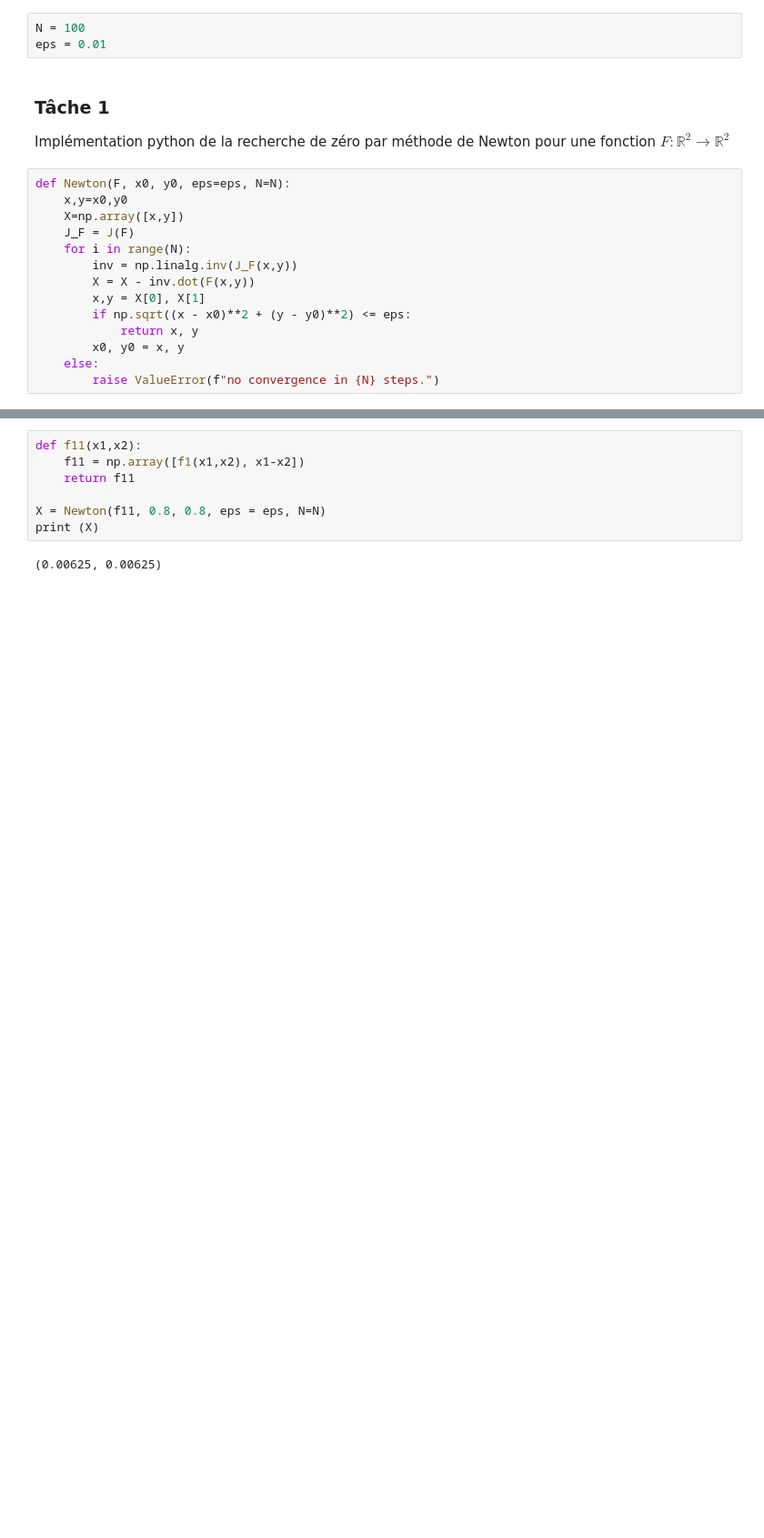
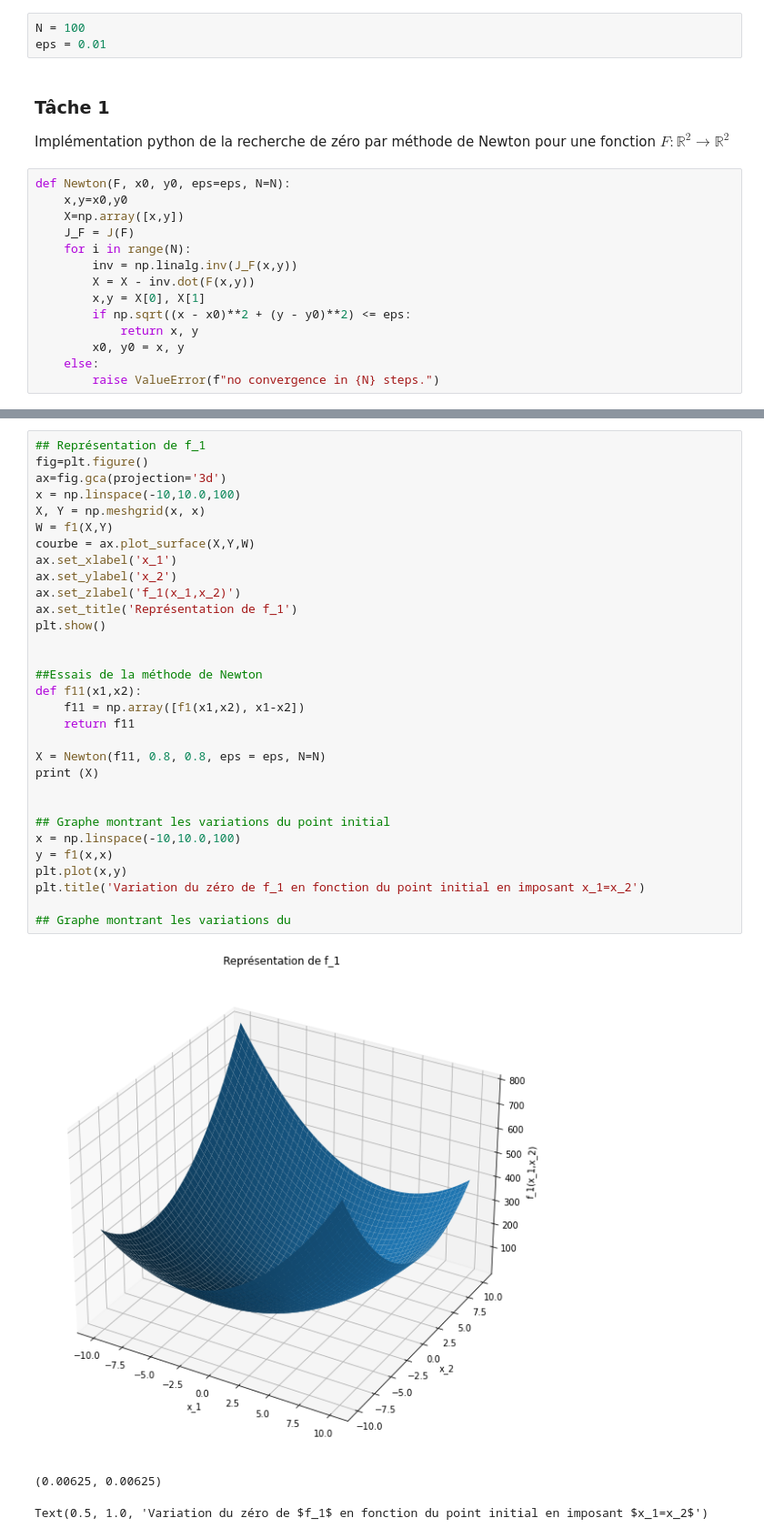
Before and after one commit to guillaume-rouy/projetm, a Jupyter notebook: Projet.ipynb, the cells around one changed output, grey strips where cells are left out. Shown at 91% size. Saved outputs shown, nothing was run; the diff lists cells and outputs as text; blank space fills up the shorter version.

```diff
--- a/Projet.ipynb
+++ b/Projet.ipynb
@@ -267,9 +274,35 @@ Lorsque $f$ s'annule, on a alors $x_1 = x_2$.
-# %%
-def f11(x1,x2):
-    f11 = np.array([f1(x1,x2), x1-x2])
-    return f11
-
-X = Newton(f11, 0.8, 0.8, eps = eps, N=N)
-print (X)
-# %% [output]
-(0.00625, 0.00625)
+# %%
+## Représentation de f_1
+fig=plt.figure()
+ax=fig.gca(projection='3d')
+x = np.linspace(-10,10.0,100)
+X, Y = np.meshgrid(x, x)
+W = f1(X,Y)
+courbe = ax.plot_surface(X,Y,W)
+ax.set_xlabel('x_1')
+ax.set_ylabel('x_2')
+ax.set_zlabel('f_1(x_1,x_2)')
+ax.set_title('Représentation de f_1')
+plt.show()
+
+
+##Essais de la méthode de Newton
+def f11(x1,x2):
+    f11 = np.array([f1(x1,x2), x1-x2])
+    return f11
+
+X = Newton(f11, 0.8, 0.8, eps = eps, N=N)
+print (X)
+
+
+## Graphe montrant les variations du point initial
+x = np.linspace(-10,10.0,100)
+y = f1(x,x)
+plt.plot(x,y)
+plt.title('Variation du zéro de f_1 en fonction du point initial en imposant x_1=x_2')
+
+## Graphe montrant les variations du
+# %% [output]
+[figure, added]
+(0.00625, 0.00625)
+Text(0.5, 1.0, 'Variation du zéro de $f_1$ en fonction du point initial en imposant $x_1=x_2$')
```
Also changed, not shown: parts of 5 cells of this notebook.
